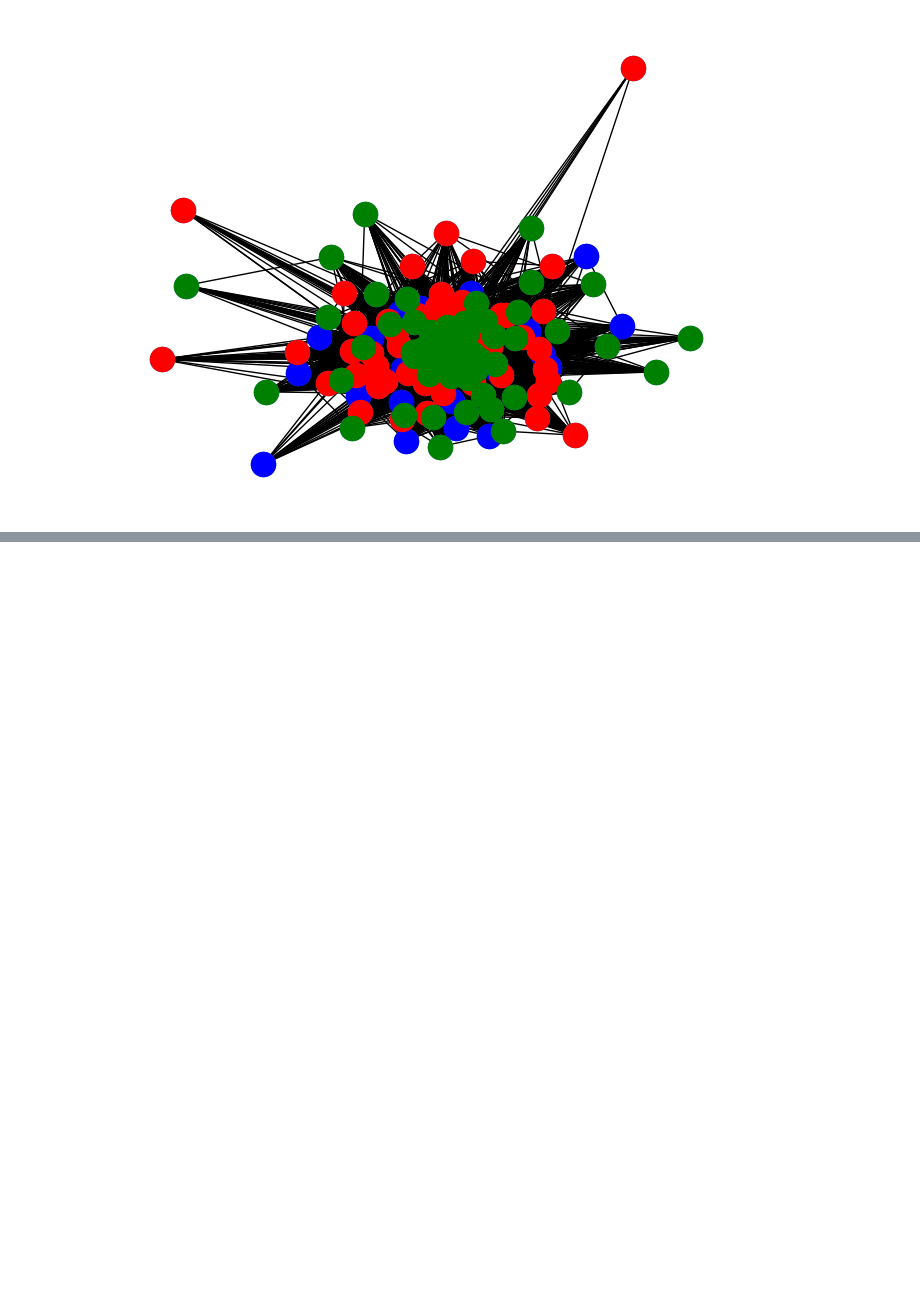
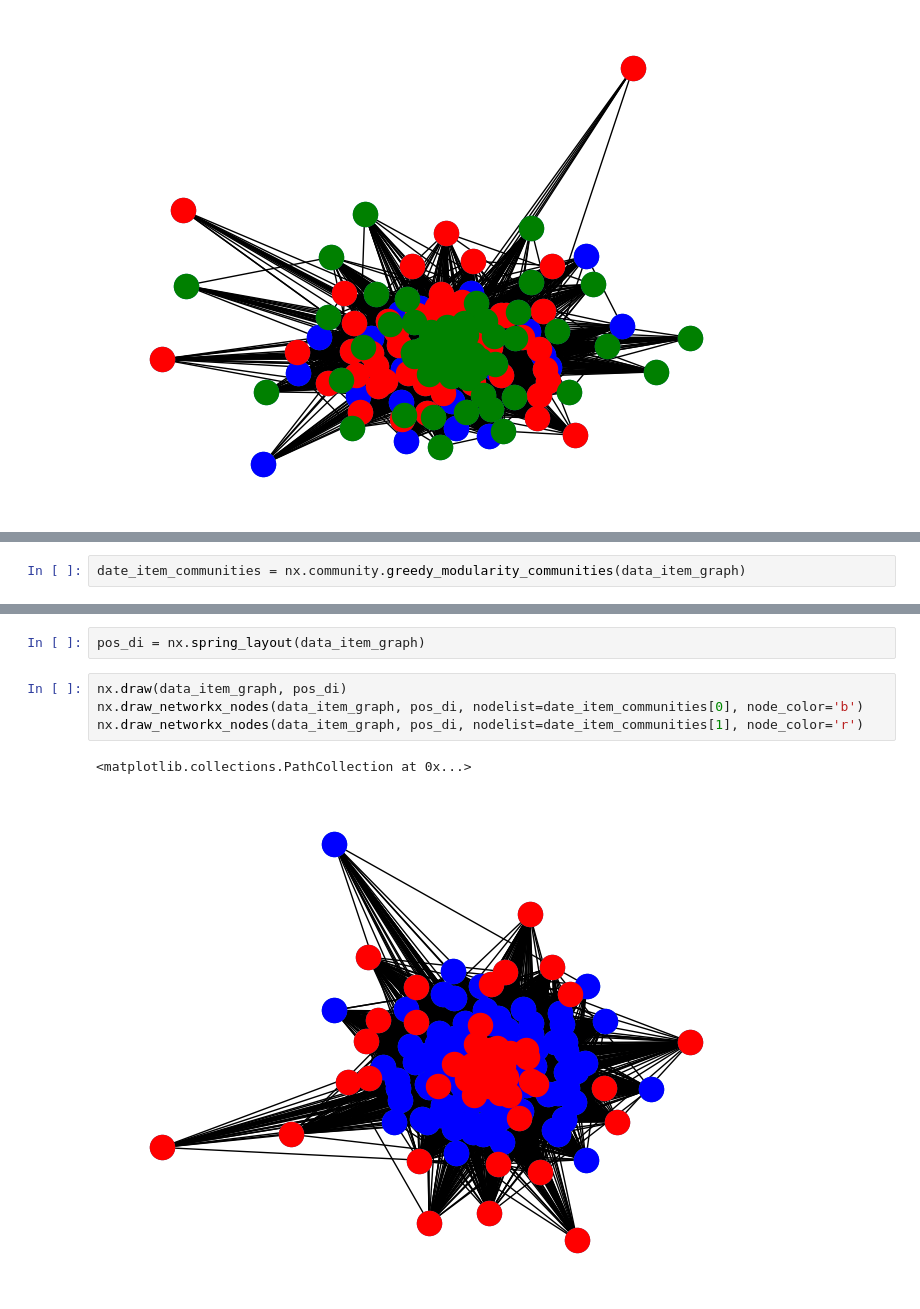
Before and after one commit to samuel-bazinet/grocery_network, a Jupyter notebook: grocery_network.ipynb, the cells around one changed output, grey strips where cells are left out. Drawn from its saved outputs; the diff is of its cells as text; blank space fills up the shorter version.

```diff
--- a/grocery_network.ipynb
+++ b/grocery_network.ipynb
@@ -99,0 +136,2 @@ nx.draw_networkx_nodes(G_i, pos_i, nodelist=louvain_comm_i[2], node_color='g')
+# %%
+date_item_communities = nx.community.greedy_modularity_communities(data_item_graph)
@@ -99,0 +142,9 @@ nx.draw_networkx_nodes(G_i, pos_i, nodelist=louvain_comm_i[2], node_color='g')
+# %%
+pos_di = nx.spring_layout(data_item_graph)
+# %%
+nx.draw(data_item_graph, pos_di)
+nx.draw_networkx_nodes(data_item_graph, pos_di, nodelist=date_item_communities[0], node_color='b')
+nx.draw_networkx_nodes(data_item_graph, pos_di, nodelist=date_item_communities[1], node_color='r')
+# %% [output]
+<matplotlib.collections.PathCollection at 0x...>
+[figure, added]
```
Also changed, not shown: parts of 19 cells of this notebook, 3 other files.
